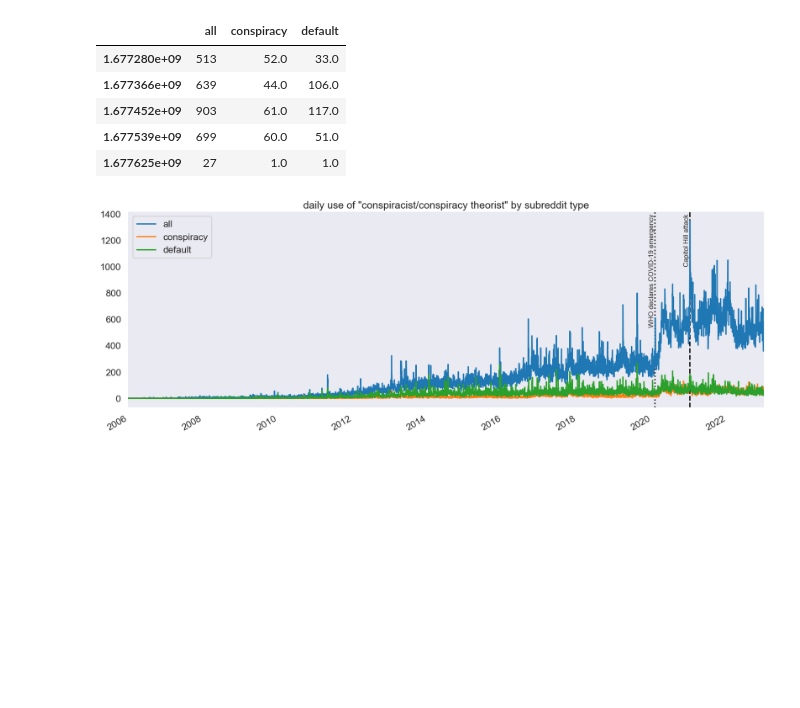
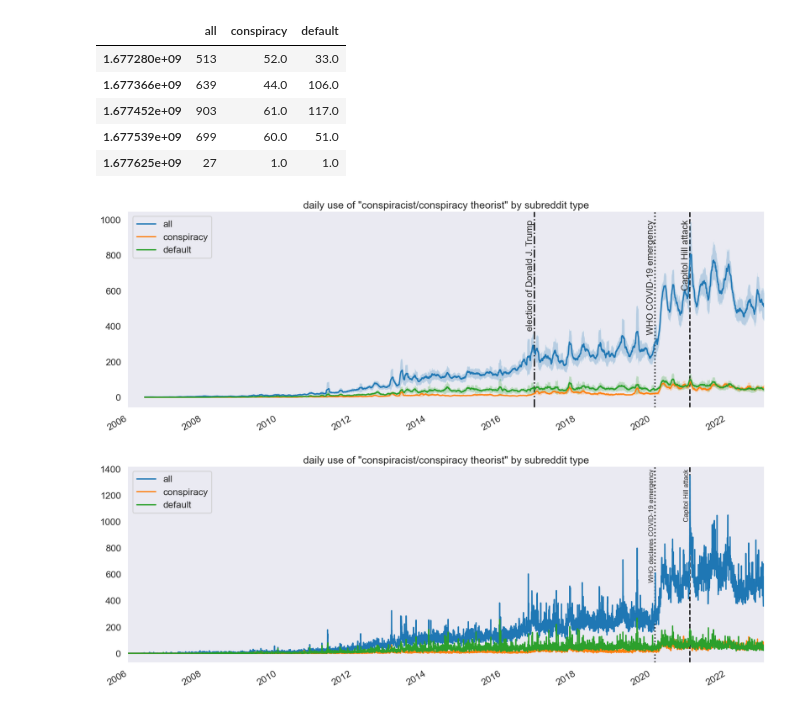
Before and after one commit to hide-ous/thrutherstoo, a Jupyter notebook: notebooks/figure_workbook.ipynb, the cells around one changed output. Cells and saved outputs as stored; diff of their text form; code cells hidden in the pictures; blank space fills up the shorter version.

Commit message:
+ plot normalized counts of labeling instances

```diff
--- a/notebooks/figure_workbook.ipynb
+++ b/notebooks/figure_workbook.ipynb
@@ -45,6 +45,30 @@ df.fillna(0, inplace=True)
 del df['day_timestamp']
 # %%
 df = df.set_index('day_datetime')
+# %%
+with sns.plotting_context("talk"):
+    ax=None
+    for col in df.columns:
+        roll = df[col].rolling(30, center=True)
+        m = roll.agg(['mean', 'std'])
+        ax = m['mean'].rename(col).plot(figsize=(20, 7), ax=ax)
+        ax.fill_between(m.index, m['mean'] - m['std'], m['mean'] + m['std'],
+                        alpha=.25)
+    _ = ax.set_title('daily use of "conspiracist/conspiracy theorist" by subreddit type')
+    _ = ax.set_xlabel('')
+    plt.axvline(x = datetime.fromisoformat('2021-01-06'), color = 'k', ls='--', zorder=0)
+    plt.axvline(x = datetime.fromisoformat('2020-01-30'), color = 'k', ls=':', zorder=0)
+    plt.axvline(x = datetime.fromisoformat('2016-11-08'), color = 'k', ls='-.', zorder=0)
+    plt.annotate('Capitol Hill attack', xy=(datetime.fromisoformat('2021-01-06'), 1000), rotation=90, va='top', ha='right', fontsize=16)
+    plt.annotate('WHO COVID-19 emergency', xy=(datetime.fromisoformat('2020-01-30'), 1000), rotation=90, va='top', ha='right', fontsize=16)
+    plt.annotate('election of Donald J. Trump', xy=(datetime.fromisoformat('2016-11-08'), 1000), rotation=90, va='top', ha='right', fontsize=16)
+    sns.despine(ax=ax, left=True, bottom=True)
+    ax.grid(False)
+    ax.set_xlim(datetime.fromisoformat('2006-01-01'), datetime.fromisoformat('2023-01-01'), )
+    plt.legend(loc='upper left')
+    # plt.savefig('../reports/figures/count_daily_labeling.png', bbox_inches='tight', dpi=600)
+# %% [output]
+[figure, added]
 # %%
 with sns.plotting_context("talk"):
     ax = df.plot(figsize=(20, 7))
```
Also changed, not shown: parts of 9 cells of this notebook.
